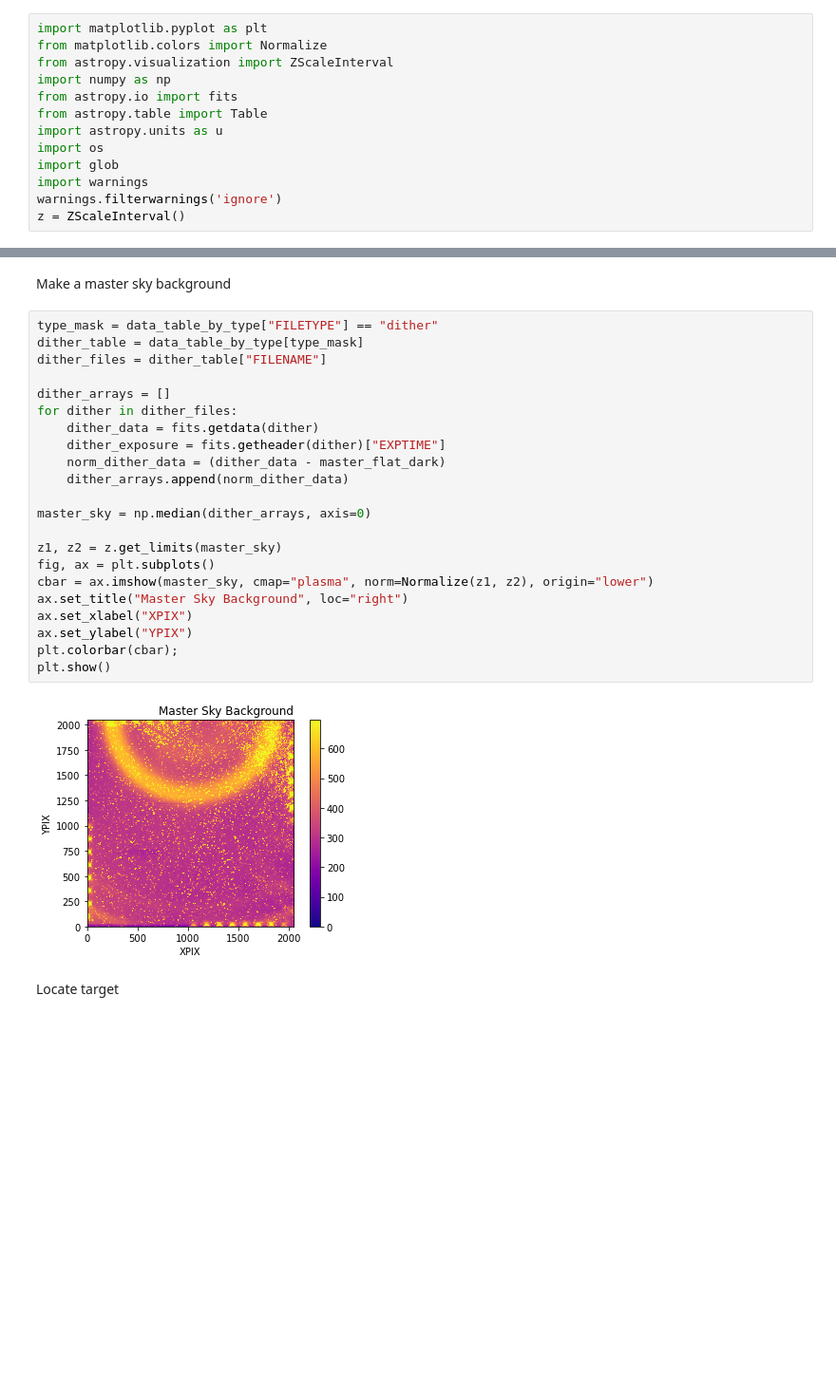
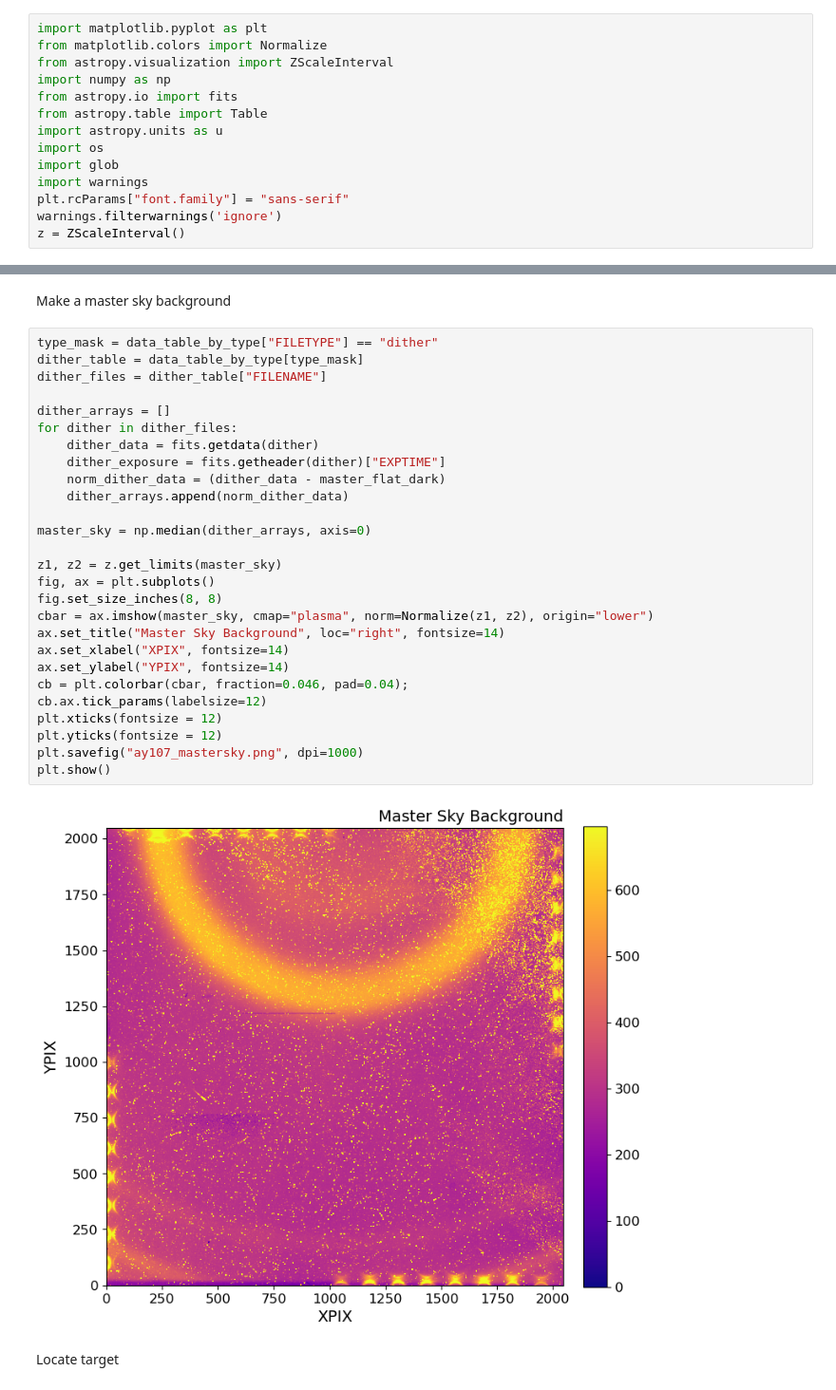
Before and after one commit to JoahanC/ay107project, a Jupyter notebook: ay107_finalproject.ipynb, the cells around one changed output, grey strips where cells are left out. Shown at 95% size. Cells and saved outputs as stored; diff of their text form; blank space fills up the shorter version.

```diff
--- a/ay107_finalproject.ipynb
+++ b/ay107_finalproject.ipynb
@@ -11,6 +11,7 @@ import astropy.units as u
 import os
 import glob
 import warnings
+plt.rcParams["font.family"] = "sans-serif"
 warnings.filterwarnings('ignore')
 z = ZScaleInterval()
 # %% [markdown]
@@ -154,27 +168,32 @@ Make a master sky background
 # %%
 type_mask = data_table_by_type["FILETYPE"] == "dither"
 dither_table = data_table_by_type[type_mask]
 dither_files = dither_table["FILENAME"]
 
 dither_arrays = []
 for dither in dither_files:
     dither_data = fits.getdata(dither)
     dither_exposure = fits.getheader(dither)["EXPTIME"]
     norm_dither_data = (dither_data - master_flat_dark)
     dither_arrays.append(norm_dither_data)
 
 master_sky = np.median(dither_arrays, axis=0)
 
 z1, z2 = z.get_limits(master_sky)
 fig, ax = plt.subplots()
+fig.set_size_inches(8, 8)
 cbar = ax.imshow(master_sky, cmap="plasma", norm=Normalize(z1, z2), origin="lower")
-ax.set_title("Master Sky Background", loc="right")
-ax.set_xlabel("XPIX")
-ax.set_ylabel("YPIX")
-plt.colorbar(cbar);
+ax.set_title("Master Sky Background", loc="right", fontsize=14)
+ax.set_xlabel("XPIX", fontsize=14)
+ax.set_ylabel("YPIX", fontsize=14)
+cb = plt.colorbar(cbar, fraction=0.046, pad=0.04);
+cb.ax.tick_params(labelsize=12)
+plt.xticks(fontsize = 12)
+plt.yticks(fontsize = 12)
+plt.savefig("ay107_mastersky.png", dpi=1000)
 plt.show()
 # %% [output]
-[figure, old version]
+[figure, new version]
 # %% [markdown]
 Locate target
 # %%
```
Also changed, not shown: parts of 4 cells of this notebook.
